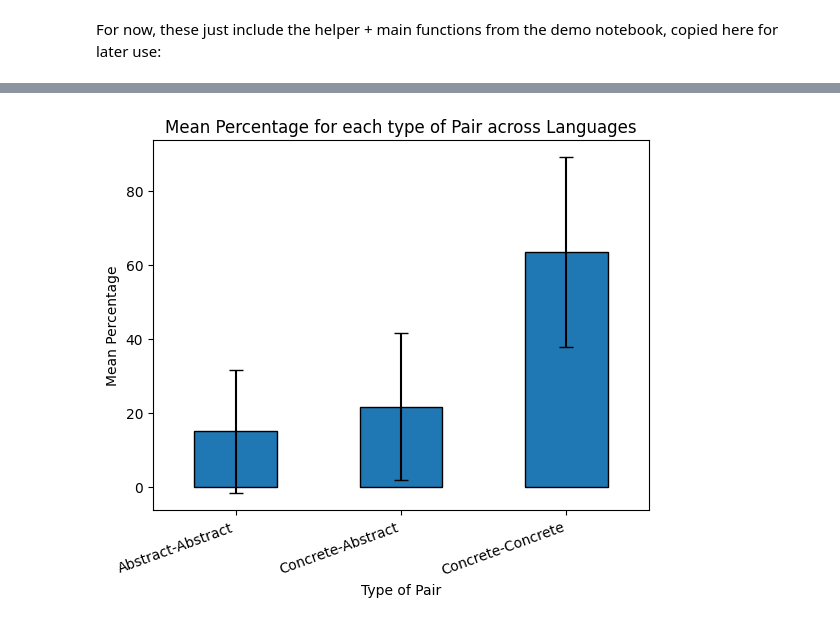
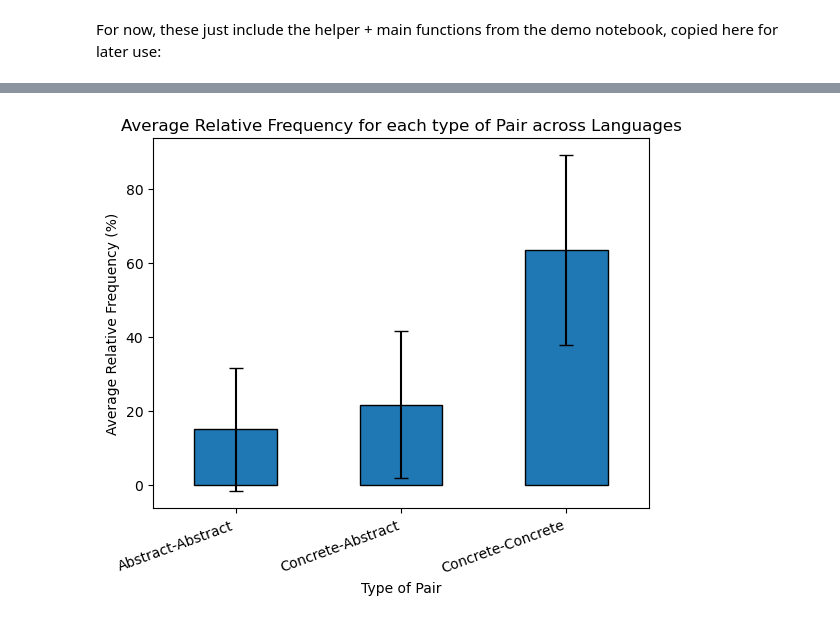
Before and after one commit to akunnamegwa/COG260Project, a Jupyter notebook: colex_demo_notebook.ipynb, the cells around one changed output, grey strips where cells are left out. Drawn from its saved outputs; the diff is of its cells as text; code cells hidden in the pictures.

```diff
--- a/colex_demo_notebook.ipynb
+++ b/colex_demo_notebook.ipynb
@@ -113,8 +113,9 @@ Number of unique abstract concepts: 846
 # %% [markdown]
 To simplify the process of analysis later, we will create a dictionary that maps concepticon_id to a boolean representing whether or not the concepticon is abstract
 # %%
-filtered_df = df[["concepticon_id", "concreteness"]].dropna().drop_duplicates()
+filtered_df = df[["concepticon_id", "concepticon_gloss", "concreteness"]].dropna().drop_duplicates()
 id_to_concreteness = filtered_df.set_index("concepticon_id")["concreteness"].to_dict()
+id_to_gloss = filtered_df.set_index("concepticon_id")["concepticon_gloss"].to_dict()
 # %% [markdown]
 ### Frequency Histogram for Concreteness of Concepts
 
@@ -186,9 +187,9 @@ def per_lang_colexification(curr_df):
                 freq_dict[combo] = 1
 
     # Create a DataFrame out of our dictionary and return the colexification counts for two concepts
-    tmp1 = pd.DataFrame(list(conc_combo_dict.items()), columns=['colex_pair', 'concreteness'])
-    tmp2 = pd.DataFrame(list(freq_dict.items()), columns=['colex_pair', 'frequency'])
-    per_lang = pd.merge(tmp1, tmp2, on='colex_pair', how='inner')
+    tmp1 = pd.DataFrame(list(conc_combo_dict.items()), columns=['pair_ids', 'concreteness'])
+    tmp2 = pd.DataFrame(list(freq_dict.items()), columns=['pair_ids', 'frequency'])
+    per_lang = pd.merge(tmp1, tmp2, on='pair_ids', how='inner')
 
     # create dataframe to store percentages of types
     type_counts = pd.DataFrame([type_count_dict])
@@ -213,7 +214,7 @@ def main():
         all_type_counts_dfs.append(curr_type_count)
         all_contigency_list.extend(curr_contingency)
     mega = pd.concat(all_pairs_dfs)
-    mega = mega.groupby(["colex_pair", "concreteness"]).sum().reset_index()
+    mega = mega.groupby(["pair_ids", "concreteness"]).sum().reset_index()
 
     all_counts = pd.concat(all_type_counts_dfs)
 
@@ -225,27 +278,27 @@ mega['y'] = mega['concreteness'].apply(lambda coord: coord[1])
 # %%
 counts = counts[counts["all"] != 0]
 type_percents = pd.DataFrame({
     'Abstract-Abstract': counts['abs_abs'] / counts['all'] * 100,
     'Concrete-Abstract': counts['conc_abs'] / counts['all'] * 100,
     'Concrete-Concrete': counts['conc_conc'] / counts['all'] * 100
 })
 means = type_percents.mean()
 std_devs = type_percents.std()
 # Plot the bar graph with error bars
 fig, ax = plt.subplots()
 
 means.plot(kind='bar', yerr=std_devs, ax=ax, capsize=5, edgecolor='black')
 
 # Set labels and title
-ax.set_ylabel('Mean Percentage')
+ax.set_ylabel('Average Relative Frequency (%)')
 ax.set_xlabel('Type of Pair')
-ax.set_title('Mean Percentage for each type of Pair across Languages')
+ax.set_title('Average Relative Frequency for each type of Pair across Languages')
 plt.xticks(rotation=20, ha="right")
 
 # Show the plot
 plt.show()
 # %% [output]
-[figure, old version]
+[figure, new version]
 # %%
 plt.figure()
 plt.scatter(mega['x'], mega['y'], s=0.7, alpha=0.3)
```
Also changed, not shown: parts of 16 cells of this notebook.
